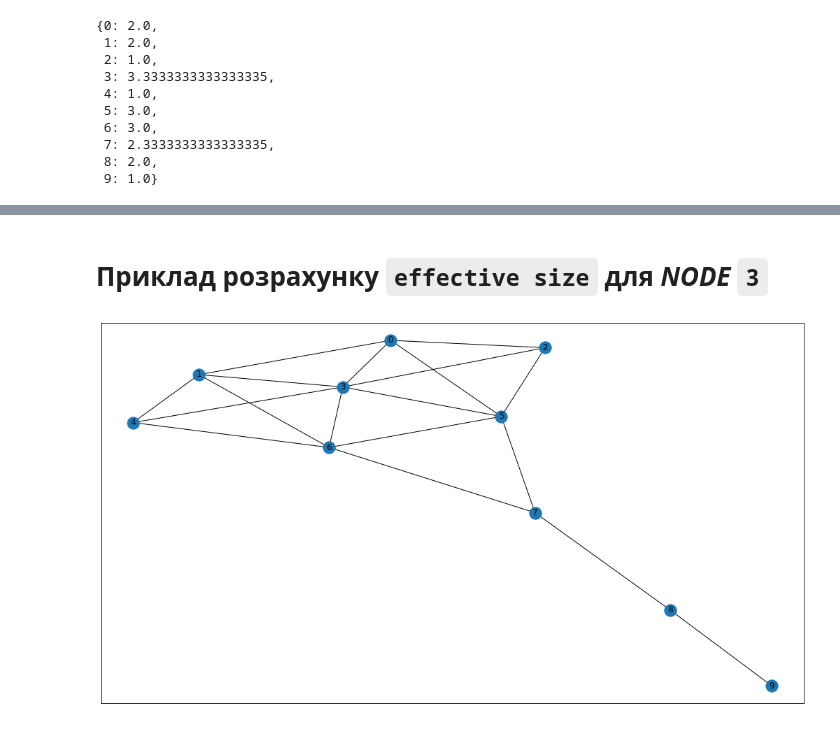
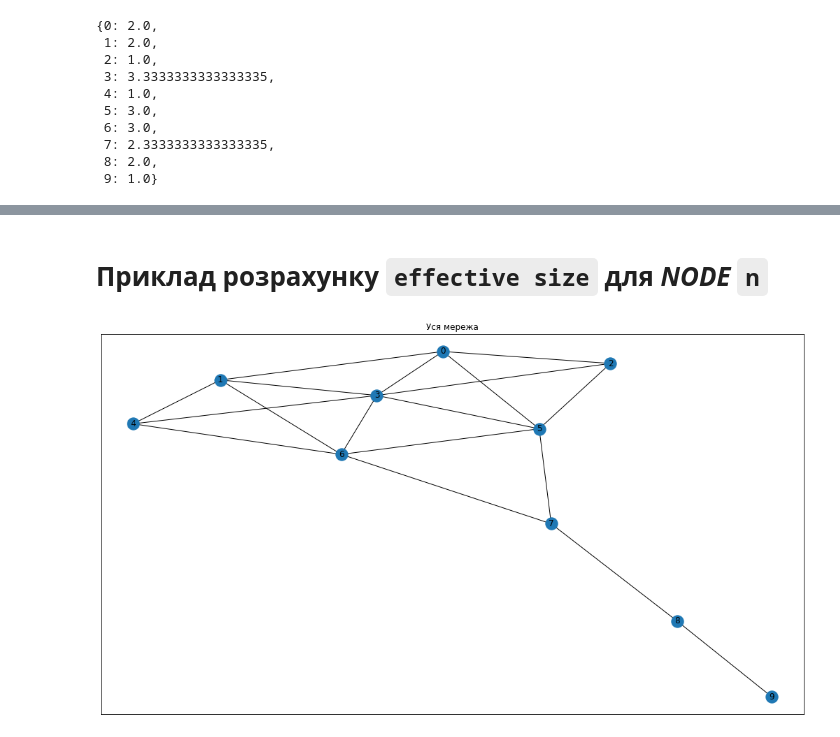
Before and after one commit to data-driven-research/networkx-class, a Jupyter notebook: network_centrality/illustration.ipynb, the cells around one changed output, grey strips where cells are left out. Cells and saved outputs as stored; diff of their text form; code cells hidden in the pictures.

```diff
--- a/network_centrality/illustration.ipynb
+++ b/network_centrality/illustration.ipynb
@@ -4,4 +22,5 @@ import networkx as nx
 # %%
 G = nx.krackhardt_kite_graph()
+pos = nx.spring_layout(G)
 # %%
 fig, ax = plt.subplots(1, 1, figsize=(18,10))
@@ -149,8 +156,10 @@ effective_size
 # %% [markdown]
-# Приклад розрахунку `effective size` для *NODE* `3`
+# Приклад розрахунку `effective size` для *NODE* `n`
 # %%
+# повноцінна мережа
 fig, ax = plt.subplots(1, 1, figsize=(18,10))
-nx.draw_networkx(G)
+nx.draw_networkx(G, pos)
+ax.set_title(f"Уся мережа")
 plt.show()
 # %% [output]
-[figure, old version]
+[figure, new version]
```
Also changed, not shown: parts of 16 cells of this notebook.
